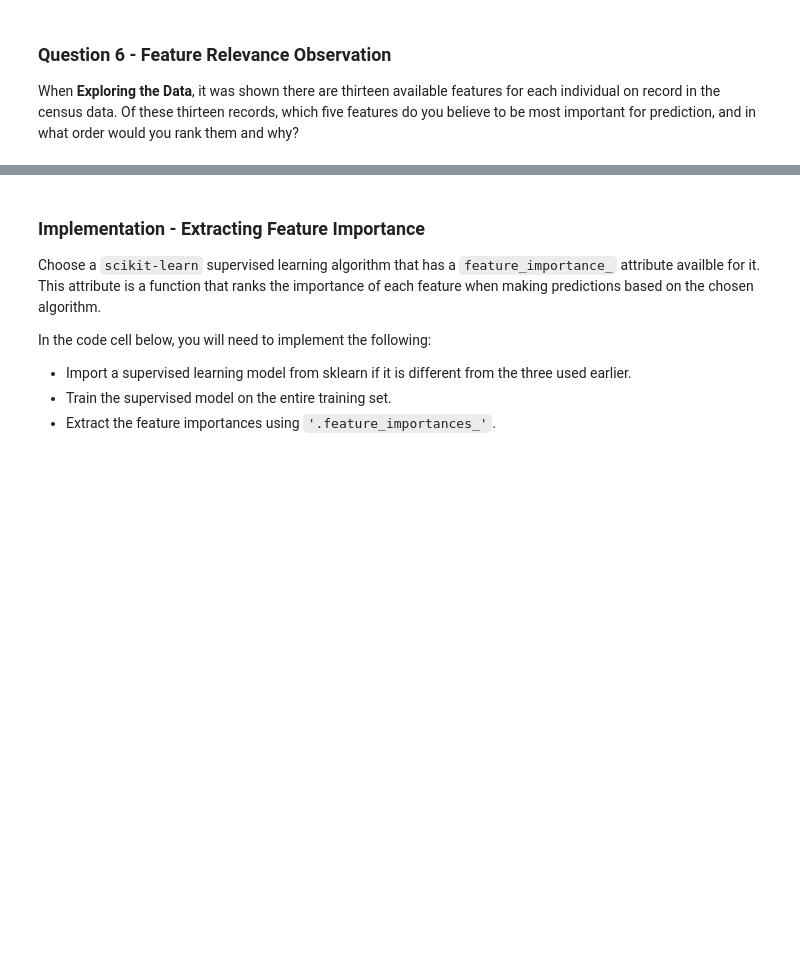
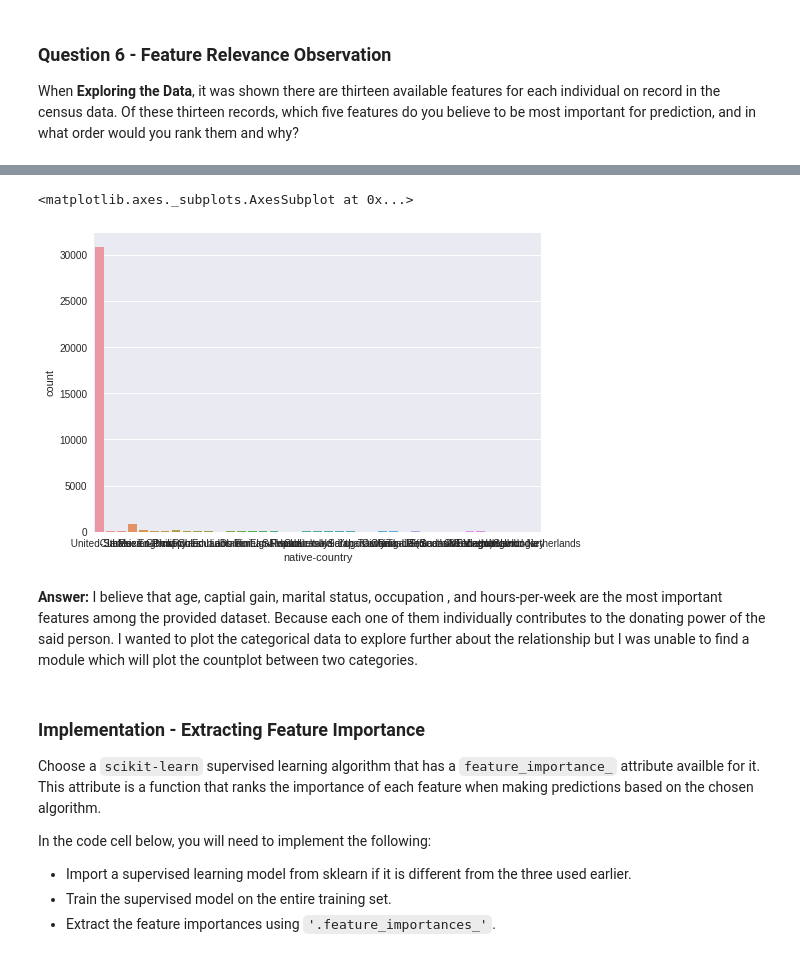
Before and after one commit to karun-r/finding-donors, a Jupyter notebook: finding_donors.ipynb, the cells around one changed output, grey strips where cells are left out. Cells and saved outputs as stored; diff of their text form; code cells hidden in the pictures; blank space fills up the shorter version.

```diff
--- a/finding_donors.ipynb
+++ b/finding_donors.ipynb
@@ -574,3 +584,10 @@ When **Exploring the Data**, it was shown there are thirteen available features
+# %%
+sns.countplot(x="native-country", data = data_ls)
+# %% [output]
+<matplotlib.axes._subplots.AxesSubplot at 0x...>
+[figure, added]
+# %% [markdown]
+**Answer:** I believe that age, captial gain, marital status, occupation , and hours-per-week  are the most important features among the provided dataset. Because each one of them individually contributes to the donating power of the said person. I wanted to plot the categorical data to explore further about the relationship but I was unable to find a module which will plot the countplot between two categories.
 # %% [markdown]
 ### Implementation - Extracting Feature Importance
 Choose a `scikit-learn` supervised learning algorithm that has a `feature_importance_` attribute availble for it. This attribute is a function that ranks the importance of each feature when making predictions based on the chosen algorithm.
```
Also changed, not shown: parts of 15 cells of this notebook.
